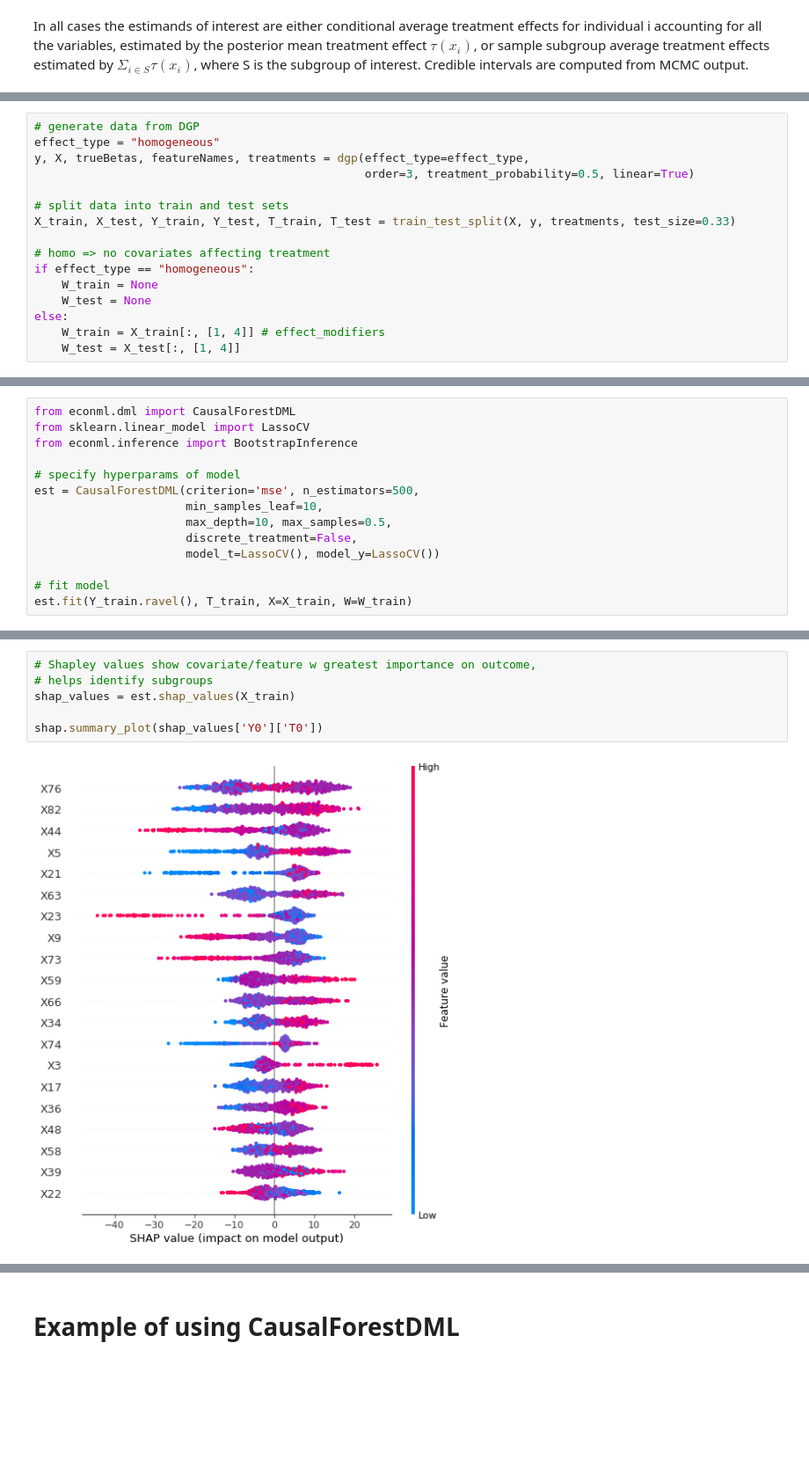
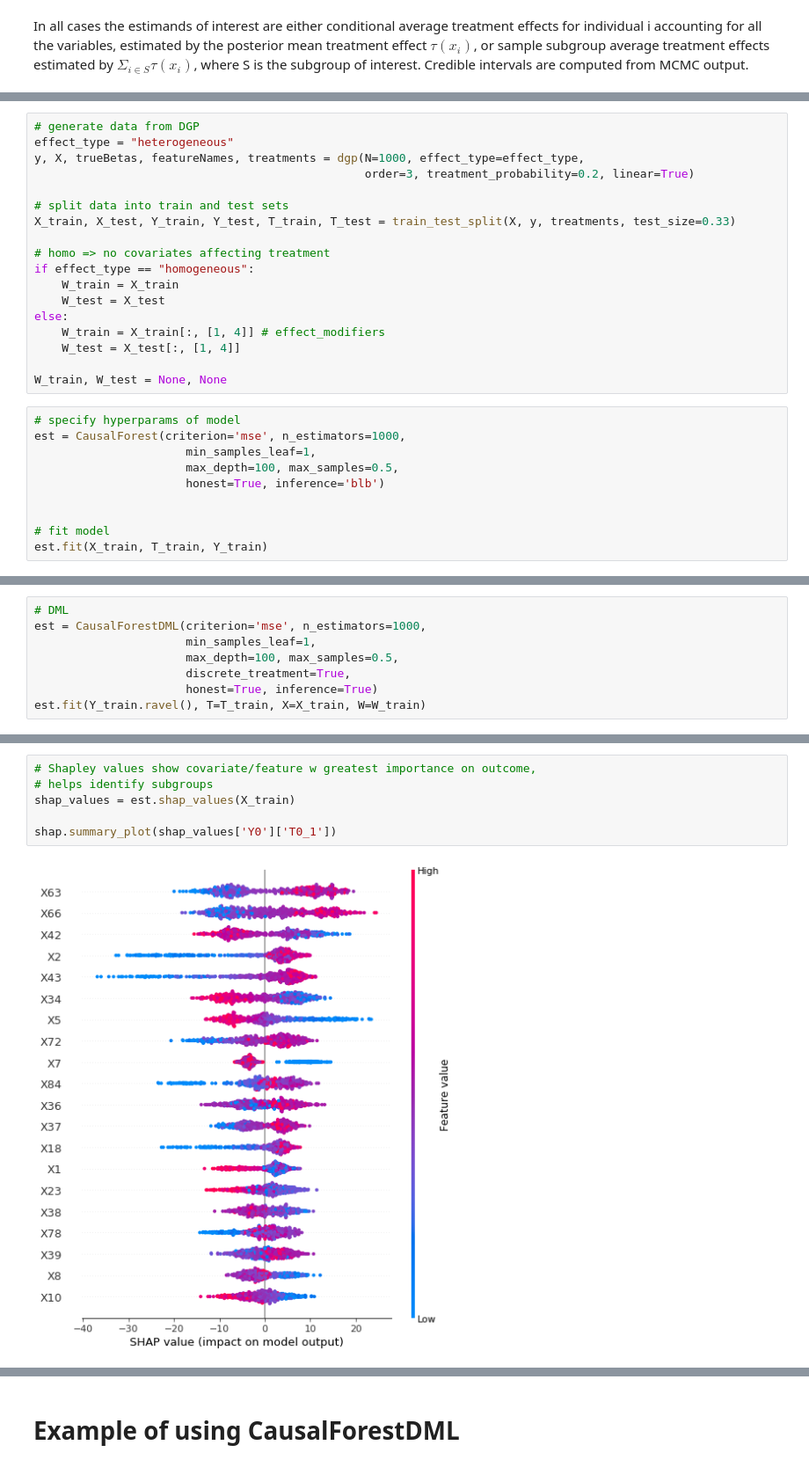
Before and after one commit to mbronckers/ecma_project, a Jupyter notebook: experiment.ipynb, the cells around one changed output, grey strips where cells are left out. Shown: that part at 88% size. Drawn from its saved outputs; the diff is of its cells as text; blank space fills up the shorter version.

```diff
--- a/experiment.ipynb
+++ b/experiment.ipynb
@@ -160,16 +297,28 @@ MCMC output.
 # %%
 # generate data from DGP
-effect_type = "homogeneous"
-y, X, trueBetas, featureNames, treatments = dgp(effect_type=effect_type,
-                                                order=3, treatment_probability=0.5, linear=True)
+effect_type = "heterogeneous"
+y, X, trueBetas, featureNames, treatments = dgp(N=1000, effect_type=effect_type,
+                                                order=3, treatment_probability=0.2, linear=True)
 
 # split data into train and test sets
 X_train, X_test, Y_train, Y_test, T_train, T_test = train_test_split(X, y, treatments, test_size=0.33)
 
 # homo => no covariates affecting treatment
 if effect_type == "homogeneous":
-    W_train = None
-    W_test = None
+    W_train = X_train
+    W_test = X_test
 else:
     W_train = X_train[:, [1, 4]] # effect_modifiers
     W_test = X_test[:, [1, 4]]
+
+W_train, W_test = None, None
+# %%
+# specify hyperparams of model
+est = CausalForest(criterion='mse', n_estimators=1000,
+                      min_samples_leaf=1,
+                      max_depth=100, max_samples=0.5,
+                      honest=True, inference='blb')
+
+
+# fit model
+est.fit(X_train, T_train, Y_train)
@@ -176,15 +353,9 @@ else:
 # %%
-from econml.dml import CausalForestDML
-from sklearn.linear_model import LassoCV
-from econml.inference import BootstrapInference
-
-# specify hyperparams of model
-est = CausalForestDML(criterion='mse', n_estimators=500,
-                      min_samples_leaf=10,
-                      max_depth=10, max_samples=0.5,
-                      discrete_treatment=False,
-                      model_t=LassoCV(), model_y=LassoCV())
-
-# fit model
-est.fit(Y_train.ravel(), T_train, X=X_train, W=W_train)
+# DML
+est = CausalForestDML(criterion='mse', n_estimators=1000,
+                      min_samples_leaf=1,
+                      max_depth=100, max_samples=0.5,
+                      discrete_treatment=True,
+                      honest=True, inference=True)
+est.fit(Y_train.ravel(), T=T_train, X=X_train, W=W_train)
 # %% [output]
@@ -205,8 +406,8 @@ array([19.46082832])
 # %%
 # Shapley values show covariate/feature w greatest importance on outcome,
 # helps identify subgroups
 shap_values = est.shap_values(X_train)
 
-shap.summary_plot(shap_values['Y0']['T0'])
+shap.summary_plot(shap_values['Y0']['T0_1'])
 # %% [output]
-[figure, old version]
+[figure, new version]
```
Also changed, not shown: parts of 24 cells of this notebook, 2 other files.
